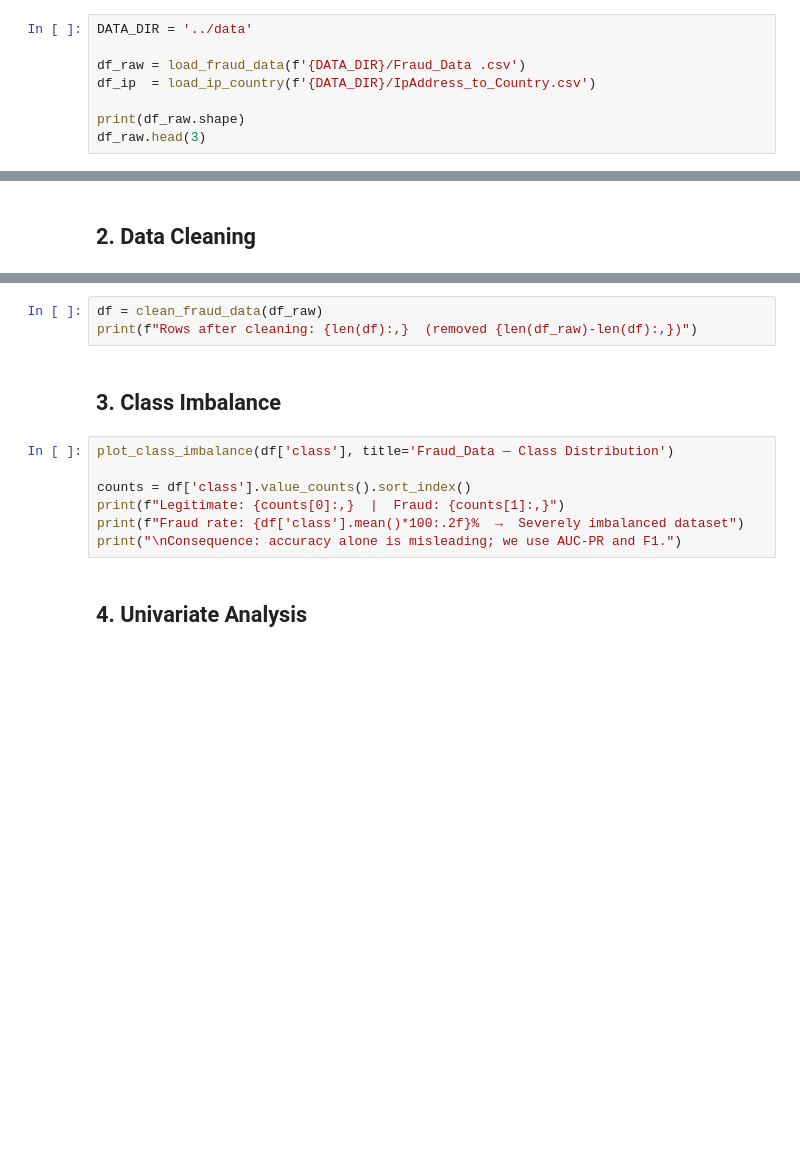
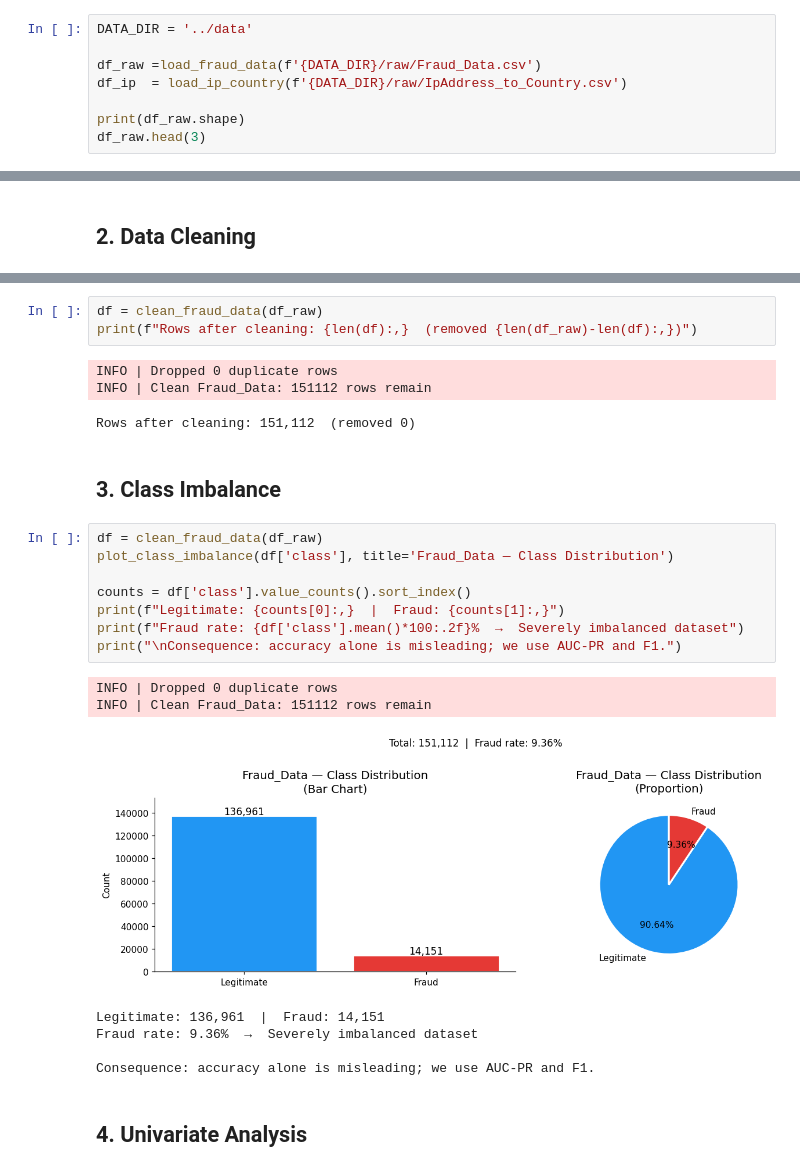
Before and after one commit to tinna21abeba-pixel/fraud-detection-, a Jupyter notebook: fraud detection/notebooks/eda-fraud-data.ipynb, the cells around one changed output, grey strips where cells are left out. Cells and saved outputs as stored; diff of their text form; blank space fills up the shorter version.

```diff
--- a/fraud detection/notebooks/eda-fraud-data.ipynb
+++ b/fraud detection/notebooks/eda-fraud-data.ipynb
@@ -31,8 +35,8 @@ print('Imports OK')
 # %%
 DATA_DIR = '../data'
 
-df_raw = load_fraud_data(f'{DATA_DIR}/Fraud_Data .csv')
-df_ip  = load_ip_country(f'{DATA_DIR}/IpAddress_to_Country.csv')
+df_raw =load_fraud_data(f'{DATA_DIR}/raw/Fraud_Data.csv')
+df_ip  = load_ip_country(f'{DATA_DIR}/raw/IpAddress_to_Country.csv')
 
 print(df_raw.shape)
 df_raw.head(3)
@@ -55,15 +93,28 @@ print(f"\nDuplicate rows: {n_dups}")
 # %%
 df = clean_fraud_data(df_raw)
 print(f"Rows after cleaning: {len(df):,}  (removed {len(df_raw)-len(df):,})")
+# %% [output]
+INFO | Dropped 0 duplicate rows
+INFO | Clean Fraud_Data: 151112 rows remain
+Rows after cleaning: 151,112  (removed 0)
 # %% [markdown]
 ## 3. Class Imbalance
 # %%
+df = clean_fraud_data(df_raw)
 plot_class_imbalance(df['class'], title='Fraud_Data — Class Distribution')
 
 counts = df['class'].value_counts().sort_index()
 print(f"Legitimate: {counts[0]:,}  |  Fraud: {counts[1]:,}")
 print(f"Fraud rate: {df['class'].mean()*100:.2f}%  →  Severely imbalanced dataset")
 print("\nConsequence: accuracy alone is misleading; we use AUC-PR and F1.")
+# %% [output]
+INFO | Dropped 0 duplicate rows
+INFO | Clean Fraud_Data: 151112 rows remain
+[figure, added]
+Legitimate: 136,961  |  Fraud: 14,151
+Fraud rate: 9.36%  →  Severely imbalanced dataset
+
+Consequence: accuracy alone is misleading; we use AUC-PR and F1.
 # %% [markdown]
 ## 4. Univariate Analysis
 # %%
```
Also changed, not shown: parts of 14 cells of this notebook, 12 other files.
